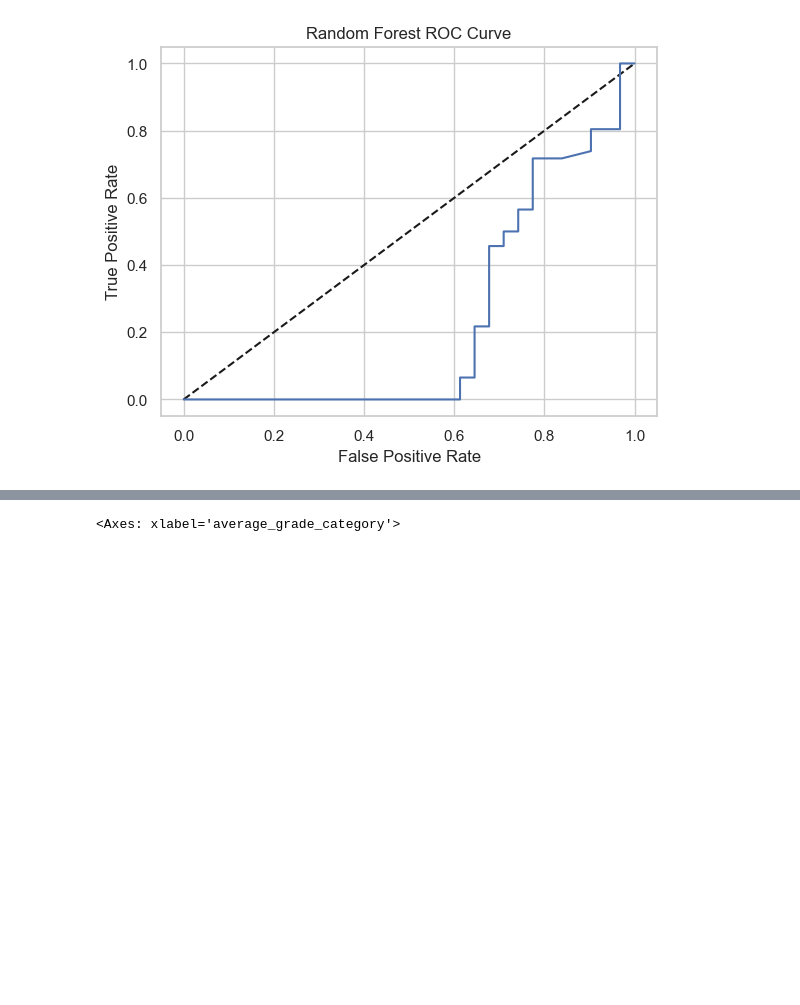
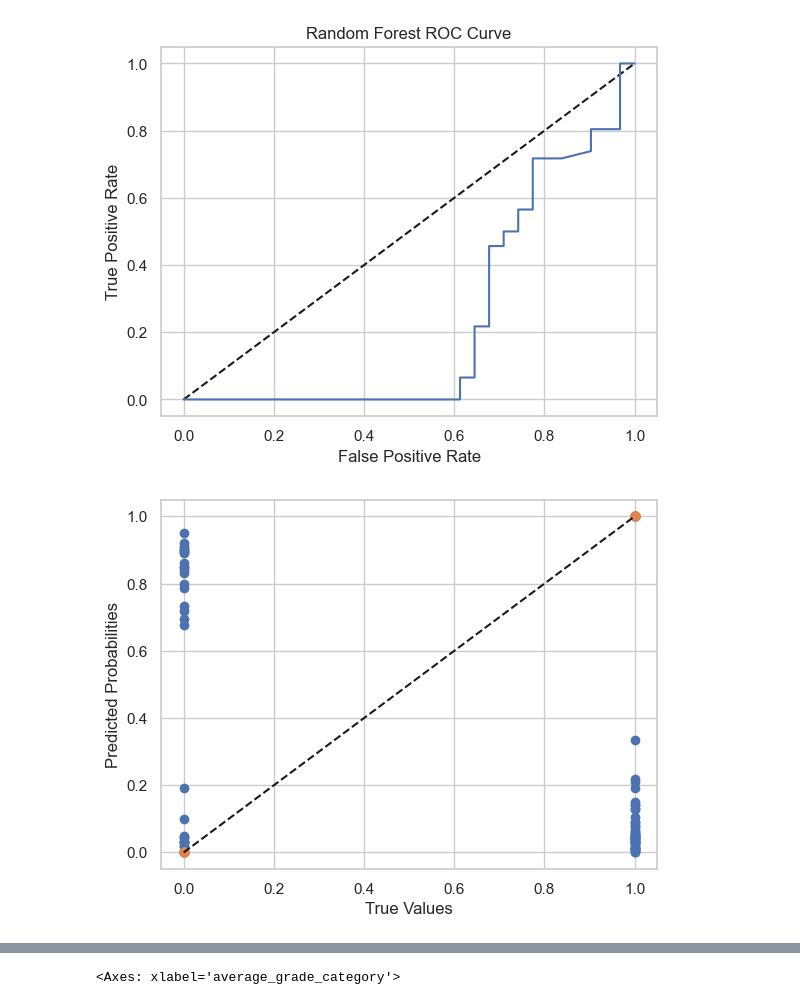
Before and after one commit to Mfundo-debug/student_performancePor, a Jupyter notebook: EDA.ipynb, the cells around one changed output, grey strips where cells are left out. Drawn from its saved outputs; the diff is of its cells as text; code cells hidden in the pictures; blank space fills up the shorter version.

Commit message:
added with roc_auc_curve issues

```diff
--- a/EDA.ipynb
+++ b/EDA.ipynb
@@ -1108,6 +1108,16 @@ plt.title('Random Forest ROC Curve')
 plt.show()
 # %% [output]
 [figure]
+# %%
+#plot the rf model on the original data
+plt.scatter(y_test_binary, y_pred_prob)
+plt.scatter(y_test_binary, y_test_binary, cmap='rainbow')
+plt.plot([0,1], [0,1], 'k--')
+plt.xlabel('True Values')
+plt.ylabel('Predicted Probabilities')
+plt.show()
+# %% [output]
+[figure, added]
 # %%
 
 #svc
```
Also changed, not shown: parts of 1 cell of this notebook.
